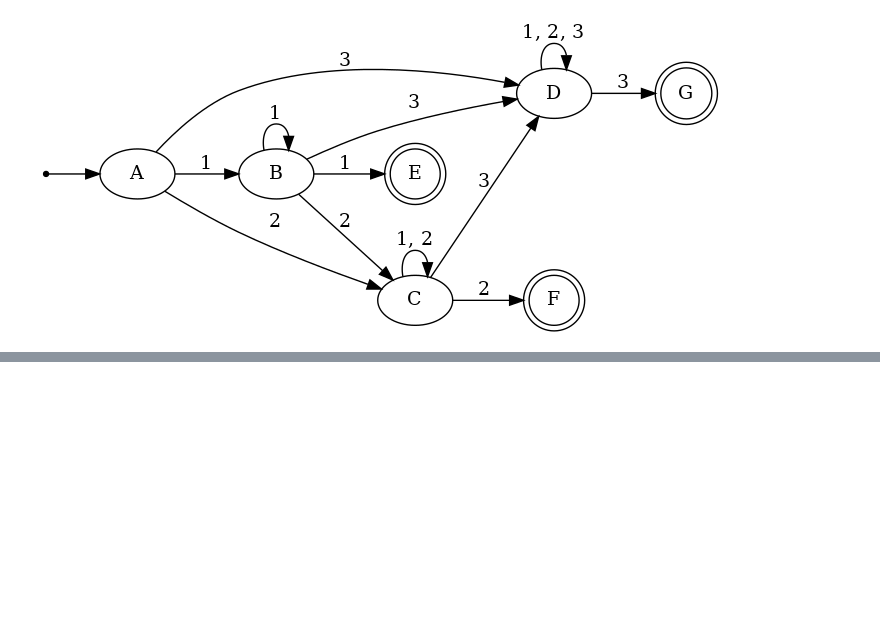
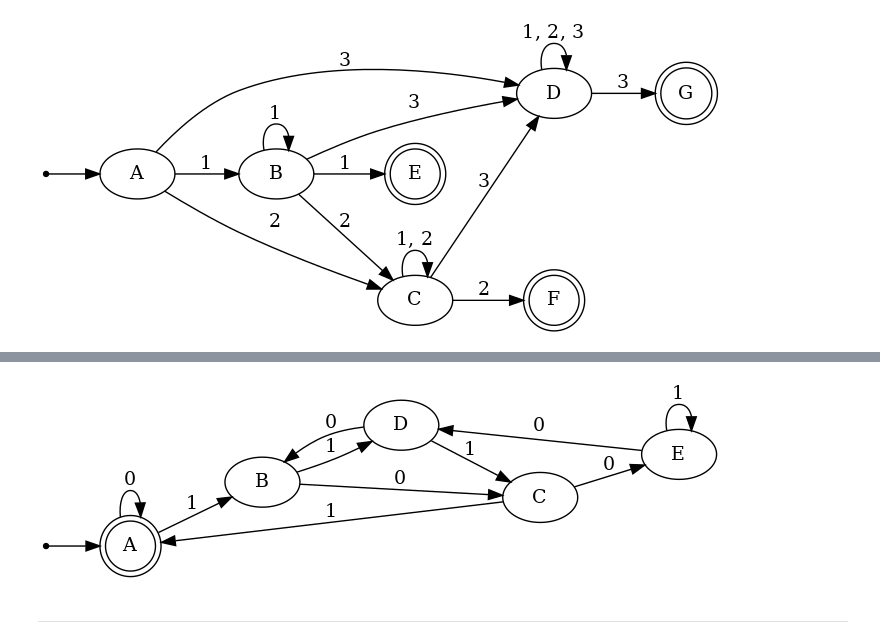
Before and after one commit to jiapulidoar/Teor-a-de-la-Computaci-n, a Jupyter notebook: Taller 1 .ipynb, the cells around one changed output, grey strips where cells are left out. Saved outputs shown, nothing was run; the diff lists cells and outputs as text; code cells hidden in the pictures; blank space fills up the shorter version.

```diff
--- a/Taller 1 .ipynb
+++ b/Taller 1 .ipynb
@@ -176,0 +269,20 @@ draw(G)
+# %%
+G = nx.DiGraph()
+G.graph['rankdir'] = 'LR'
+G.graph['dpi'] = 100
+G.add_node('start', shape = "point")
+G.add_edge('start','A');
+final = ('A');
+G.add_nodes_from(final,shape='doublecircle');
+
+a0 = [('A','A'),('B','C'),('C','E'),('D','B'),('E','D')]
+a1 = [('A','B'),('B','D'),('C','A'),('D','C'),('E','E')]
+
+G.add_edges_from(a1,label='1');
+G.add_edges_from(a0,label='0');
+
+draw(G)
+# %% [output]
+[figure, added]
+# %% [markdown]
+---
```
Also changed, not shown: parts of 5 cells of this notebook.
